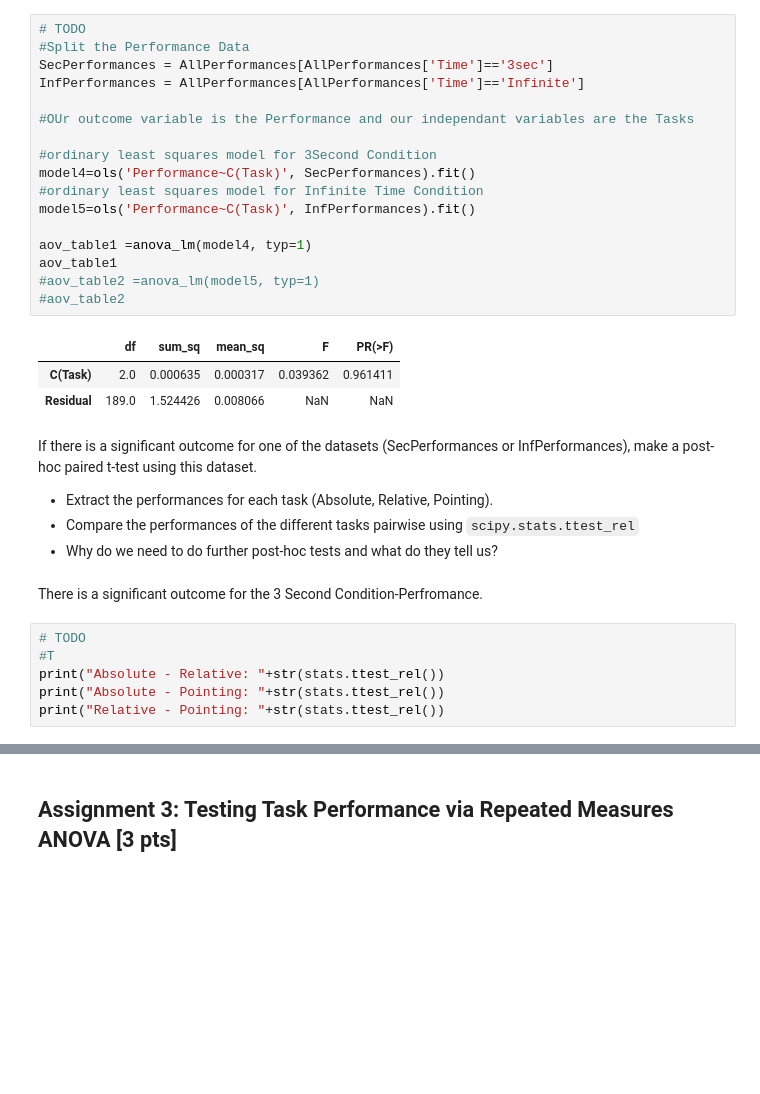
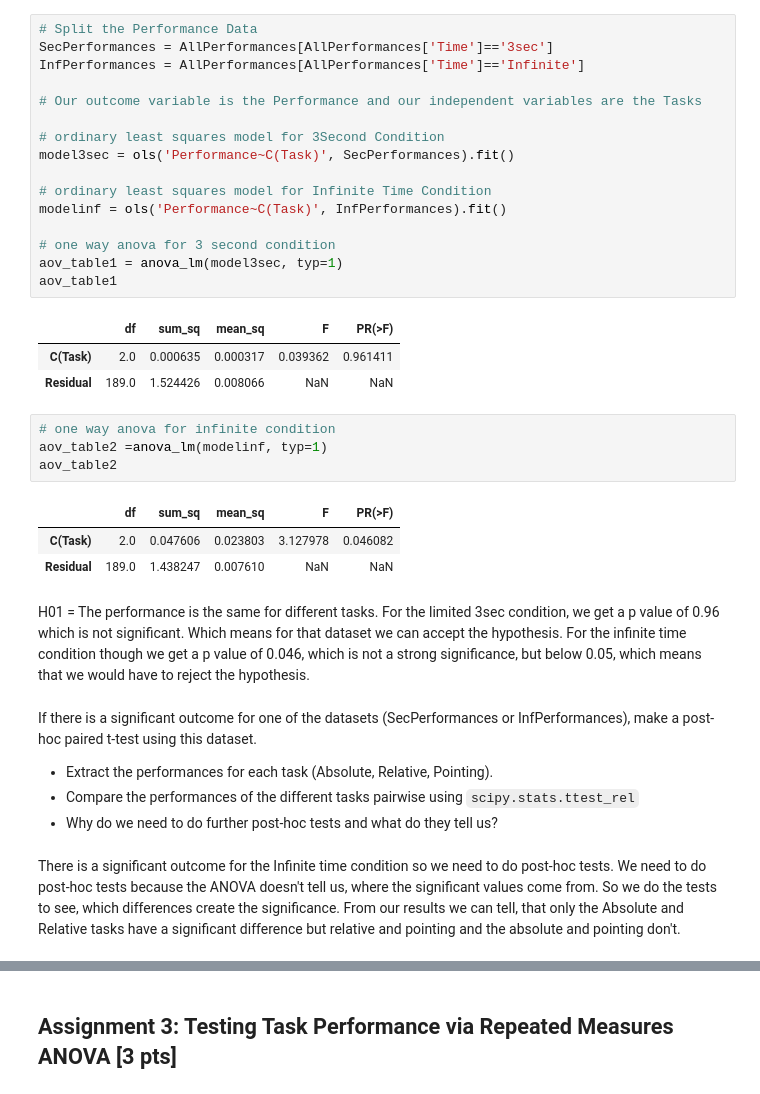
Before and after one commit to NBP-ACC/week-6-acc_9, a Jupyter notebook: sheet04.ipynb, the cells around one changed output, grey strips where cells are left out. Cells and saved outputs as stored; diff of their text form; blank space fills up the shorter version.

````diff
--- a/sheet04.ipynb
+++ b/sheet04.ipynb
@@ -183,37 +185,40 @@ Do for each dataset (SecPerformances, InfPerformances):
 
 Take a look at the [ols documentation](https://www.statsmodels.org/stable/index.html) and the [patsy documentation](https://patsy.readthedocs.io/en/v0.1.0/formulas.html) to get a feeling how to use this function.
 # %%
-# TODO
-#Split the Performance Data
+# Split the Performance Data
 SecPerformances = AllPerformances[AllPerformances['Time']=='3sec']
 InfPerformances = AllPerformances[AllPerformances['Time']=='Infinite']
 
-#OUr outcome variable is the Performance and our independant variables are the Tasks
+# Our outcome variable is the Performance and our independent variables are the Tasks
 
-#ordinary least squares model for 3Second Condition
-model4=ols('Performance~C(Task)', SecPerformances).fit()
-#ordinary least squares model for Infinite Time Condition
-model5=ols('Performance~C(Task)', InfPerformances).fit()
+# ordinary least squares model for 3Second Condition
+model3sec = ols('Performance~C(Task)', SecPerformances).fit()
 
-aov_table1 =anova_lm(model4, typ=1)
+# ordinary least squares model for Infinite Time Condition
+modelinf = ols('Performance~C(Task)', InfPerformances).fit()
+
+# one way anova for 3 second condition
+aov_table1 = anova_lm(model3sec, typ=1)
 aov_table1
-#aov_table2 =anova_lm(model5, typ=1)
-#aov_table2
 # %% [output]
 |  | df | sum_sq | mean_sq | F | PR(>F) |
 | C(Task) | 2.0 | 0.000635 | 0.000317 | 0.039362 | 0.961411 |
 | Residual | 189.0 | 1.524426 | 0.008066 | NaN | NaN |
+# %%
+# one way anova for infinite condition
+aov_table2 =anova_lm(modelinf, typ=1)
+aov_table2
+# %% [output]
+|  | df | sum_sq | mean_sq | F | PR(>F) |
+| C(Task) | 2.0 | 0.047606 | 0.023803 | 3.127978 | 0.046082 |
+| Residual | 189.0 | 1.438247 | 0.007610 | NaN | NaN |
+# %% [markdown]
+H01 = The performance is the same for different tasks. For the limited 3sec condition, we get a p value of 0.96 which is not significant. Which means for that dataset we can accept the hypothesis. For the infinite time condition though we get a p value of 0.046, which is not a strong significance, but below 0.05, which means that we would have to reject the hypothesis.
 # %% [markdown]
 If there is a significant outcome for one of the datasets (SecPerformances or InfPerformances), make a post-hoc paired t-test using this dataset.
 
 - Extract the performances for each task (Absolute, Relative, Pointing).
 - Compare the performances of the different tasks pairwise using ```scipy.stats.ttest_rel```
 - Why do we need to do further post-hoc tests and what do they tell us?
-# %% [markdown]
-There is a significant outcome for the 3 Second Condition-Perfromance.
-# %%
-# TODO
-#T
-print("Absolute - Relative: "+str(stats.ttest_rel())
-print("Absolute - Pointing: "+str(stats.ttest_rel())
-print("Relative - Pointing: "+str(stats.ttest_rel())
+# %% [markdown]
+There is a significant outcome for the Infinite time condition so we need to do post-hoc tests. We need to do post-hoc tests because the ANOVA doesn't tell us, where the significant values come from. So we do the tests to see, which differences create the significance. From our results we can tell, that only the Absolute and Relative tasks have a significant difference but relative and pointing and the absolute and pointing don't.
````
Also changed, not shown: parts of 11 cells of this notebook.
